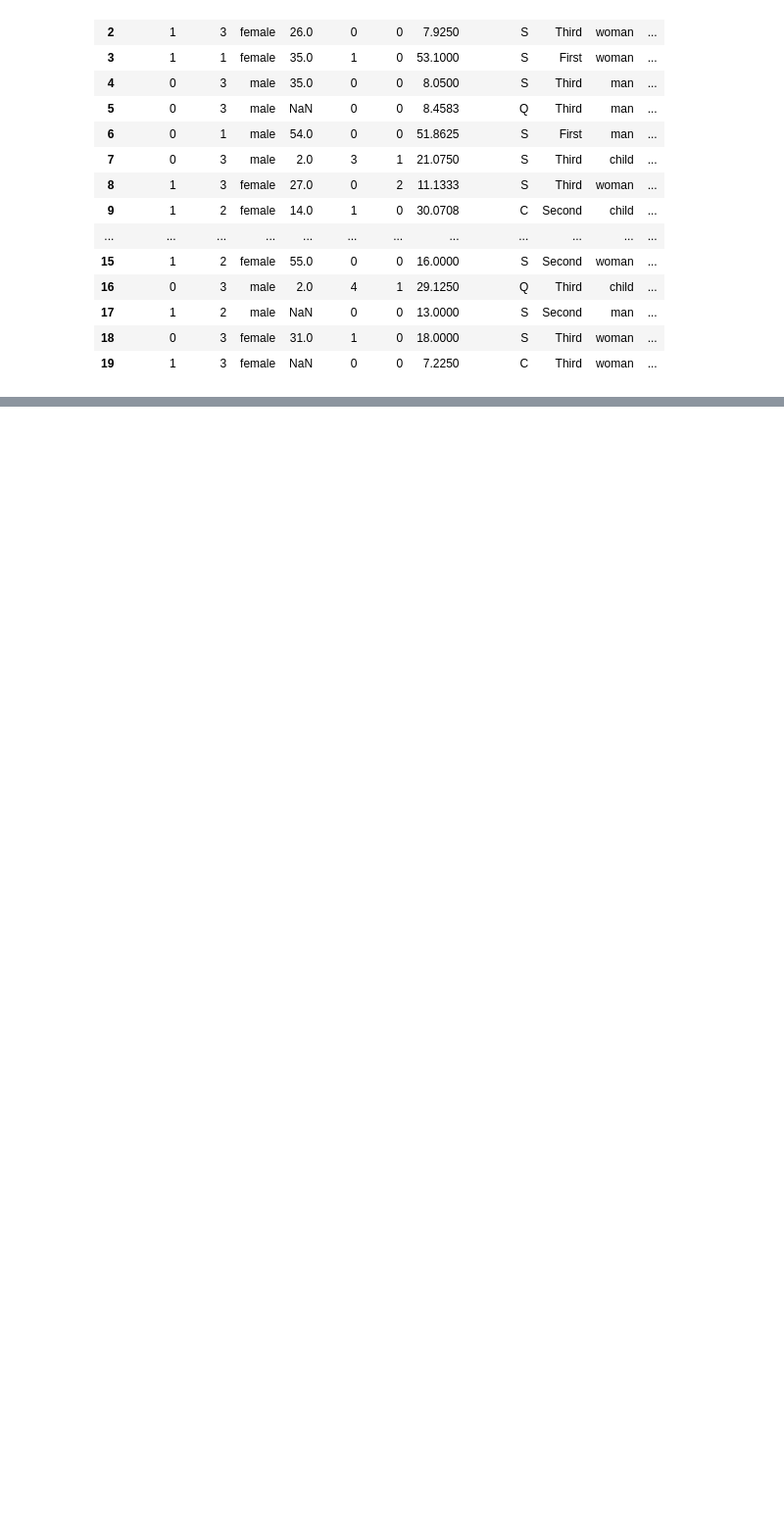
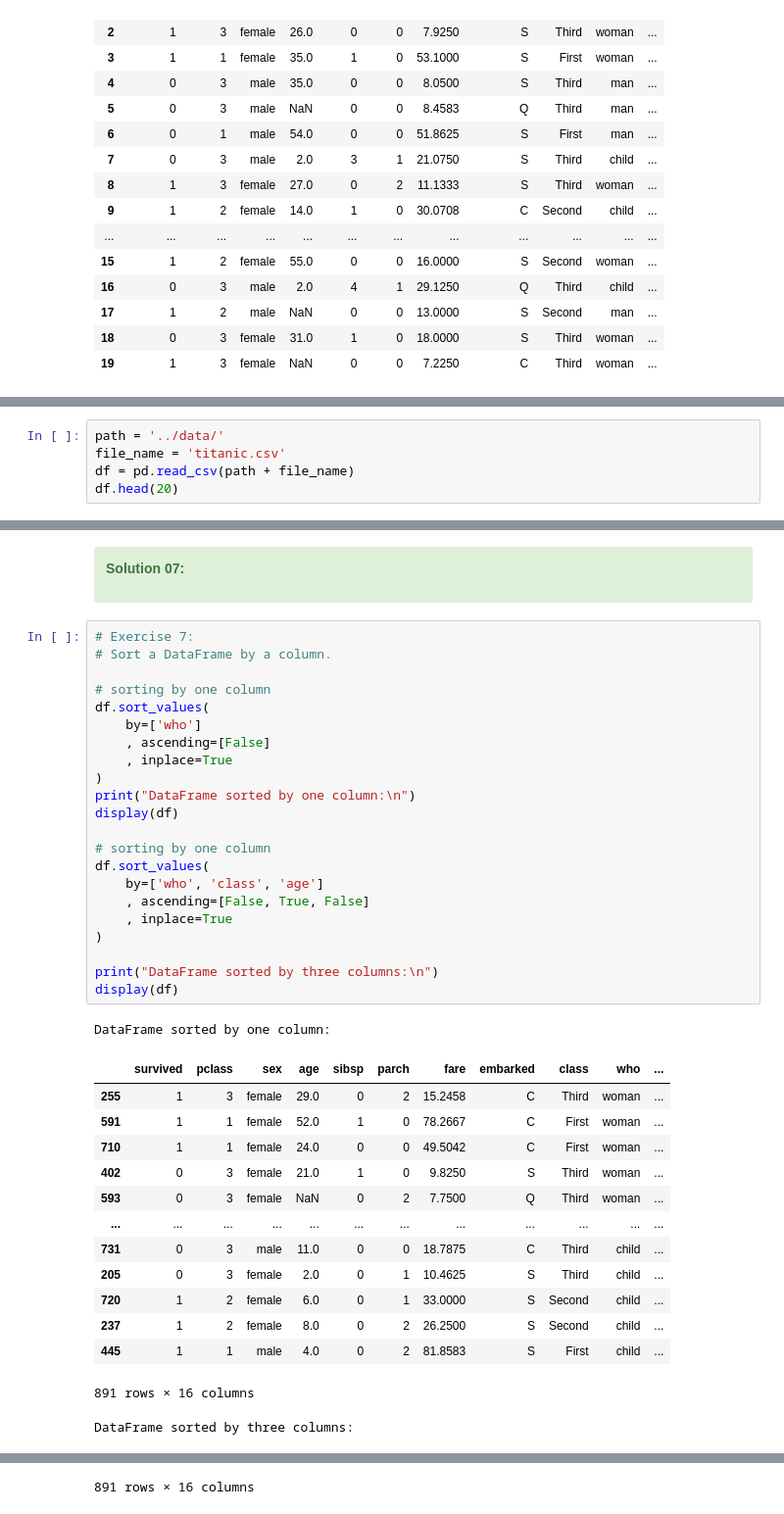
Before and after one commit to aziart/pandas-exercises, a Jupyter notebook: 12 - w3exercises/09 - Pandas Practice Sets/09 - 02 Mastering Pandas 100 Exercises.ipynb, the cells around one changed output, grey strips where cells are left out. Shown at 98% size. Cells and saved outputs as stored; diff of their text form; blank space fills up the shorter version.

Commit message:
12_09_02 - Pandas 100 Exercises - 009/100

```diff
--- a/12 - w3exercises/09 - Pandas Practice Sets/09 - 02 Mastering Pandas 100 Exercises.ipynb
+++ b/12 - w3exercises/09 - Pandas Practice Sets/09 - 02 Mastering Pandas 100 Exercises.ipynb
@@ -360,0 +369,5 @@ df.head(20)
+# %%
+path = '../data/'
+file_name = 'titanic.csv'
+df = pd.read_csv(path + file_name)
+df.head(20)
@@ -360,0 +392,43 @@ df.head(20)
+# %% [markdown]
+<div class="alert alert-success">
+
+**Solution 07:**
+</div>
+# %%
+# Exercise 7:
+# Sort a DataFrame by a column.
+
+# sorting by one column
+df.sort_values(
+    by=['who']
+    , ascending=[False]
+    , inplace=True
+)
+print("DataFrame sorted by one column:\n")
+display(df)
+
+# sorting by one column
+df.sort_values(
+    by=['who', 'class', 'age']
+    , ascending=[False, True, False]
+    , inplace=True
+)
+
+print("DataFrame sorted by three columns:\n")
+display(df)
+# %% [output]
+DataFrame sorted by one column:
+|  | survived | pclass | sex | age | sibsp | parch | fare | embarked | class | who | ... |
+| 255 | 1 | 3 | female | 29.0 | 0 | 2 | 15.2458 | C | Third | woman | ... |
+| 591 | 1 | 1 | female | 52.0 | 1 | 0 | 78.2667 | C | First | woman | ... |
+| 710 | 1 | 1 | female | 24.0 | 0 | 0 | 49.5042 | C | First | woman | ... |
+| 402 | 0 | 3 | female | 21.0 | 1 | 0 | 9.8250 | S | Third | woman | ... |
+| 593 | 0 | 3 | female | NaN | 0 | 2 | 7.7500 | Q | Third | woman | ... |
+| ... | ... | ... | ... | ... | ... | ... | ... | ... | ... | ... | ... |
+| 731 | 0 | 3 | male | 11.0 | 0 | 0 | 18.7875 | C | Third | child | ... |
+| 205 | 0 | 3 | female | 2.0 | 0 | 1 | 10.4625 | S | Third | child | ... |
+| 720 | 1 | 2 | female | 6.0 | 0 | 1 | 33.0000 | S | Second | child | ... |
+| 237 | 1 | 2 | female | 8.0 | 0 | 2 | 26.2500 | S | Second | child | ... |
+| 445 | 1 | 1 | male | 4.0 | 0 | 2 | 81.8583 | S | First | child | ... |
+891 rows × 16 columns
+DataFrame sorted by three columns:
@@ -360,0 +447 @@ df.head(20)
+891 rows × 16 columns
```
Also changed, not shown: parts of 12 cells of this notebook.
